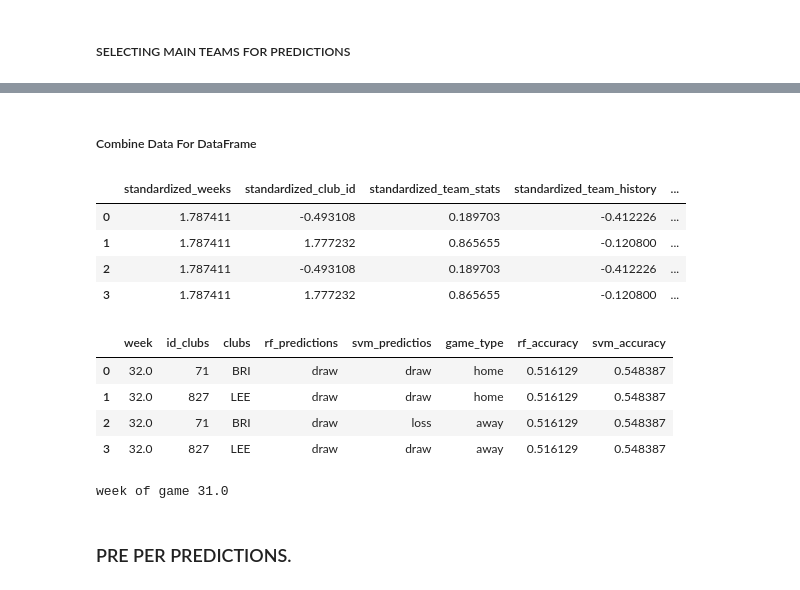
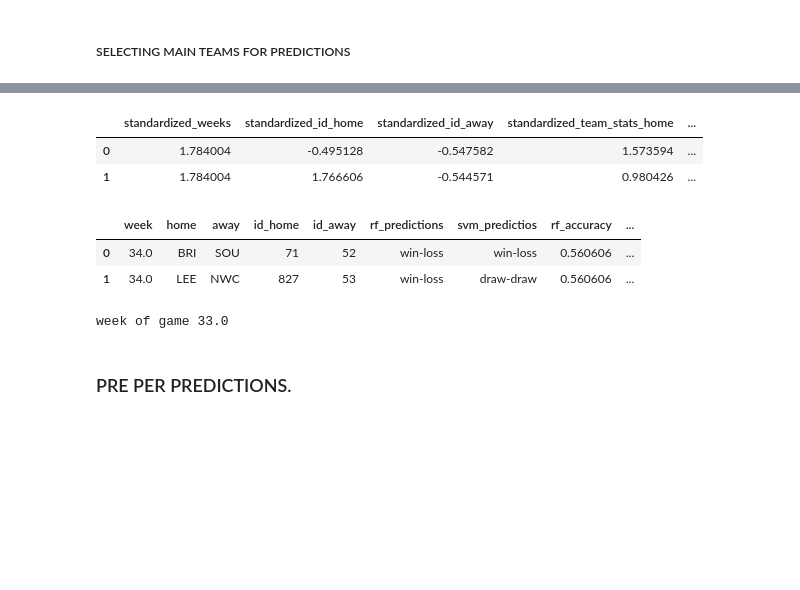
Before and after one commit to nicmodan/gambling-prediction-app, a Jupyter notebook: wranggling&predicting_data.ipynb, the cells around one changed output, grey strips where cells are left out. Saved outputs shown, nothing was run; the diff lists cells and outputs as text; code cells hidden in the pictures; blank space fills up the shorter version.

Commit message:
improved analysis and predictions

```diff
--- a/wranggling&predicting_data.ipynb
+++ b/wranggling&predicting_data.ipynb
@@ -670,2 +824,0 @@ for i in range(len(main_clubs)):
-# %% [markdown]
-##### Combine Data For DataFrame
@@ -672,22 +845,5 @@ for i in range(len(main_clubs)):
 # %%
-main_prediction_data = pd.DataFrame({
-    "weeks": weaks,
-    "standardized_weeks": standardized_weeks,
-    "club_id": teams_id,
-    "standardized_club_id":  predict_standardized_club_id,
-    "team_stats": predict_teams_stats,
-    "standardized_team_stats": predict_standardized_team_stats,
-    "binary_game_type": [ 0 if x == "home" else 1 for x in game_type ],
-    "team_history": predict_team_history,
-    "standardized_team_history": predict_standardized_team_history,
-})
-
-
-prediction_data = main_prediction_data[["standardized_weeks", "standardized_club_id", "standardized_team_stats", "standardized_team_history", "binary_game_type"]]
-prediction_data
 # %% [output]
-|  | standardized_weeks | standardized_club_id | standardized_team_stats | standardized_team_history | ... |
-| 0 | 1.787411 | -0.493108 | 0.189703 | -0.412226 | ... |
-| 1 | 1.787411 | 1.777232 | 0.865655 | -0.120800 | ... |
-| 2 | 1.787411 | -0.493108 | 0.189703 | -0.412226 | ... |
-| 3 | 1.787411 | 1.777232 | 0.865655 | -0.120800 | ... |
+|  | standardized_weeks | standardized_id_home | standardized_id_away | standardized_team_stats_home | ... |
+| 0 | 1.784004 | -0.495128 | -0.547582 | 1.573594 | ... |
+| 1 | 1.784004 | 1.766606 | -0.544571 | 0.980426 | ... |
@@ -704,27 +852,11 @@ svm_predictions = final_model_svc.predict(prediction_data)
 # %%
-prediction_df = pd.DataFrame({
-    "week": weaks,
-    "id_clubs": teams_id,
-    "clubs": main_clubs,
-    "rf_predictions": rfc_predictions,
-    "svm_predictios": svm_predictions,
-    "game_type": game_type
-})
-prediction_df["rf_accuracy"] = final_accuracy_score
-prediction_df["svm_accuracy"] = svc_final_accuracy_score
-# prediction_df["mean_accuracy"] = (final_accuracy_score+svc_final_accuracy_score)/2
-prediction_df
-# .sort_values(by=["clubs"])
 # %% [output]
-|  | week | id_clubs | clubs | rf_predictions | svm_predictios | game_type | rf_accuracy | svm_accuracy |
-| 0 | 32.0 | 71 | BRI | draw | draw | home | 0.516129 | 0.548387 |
-| 1 | 32.0 | 827 | LEE | draw | draw | home | 0.516129 | 0.548387 |
-| 2 | 32.0 | 71 | BRI | draw | loss | away | 0.516129 | 0.548387 |
-| 3 | 32.0 | 827 | LEE | draw | draw | away | 0.516129 | 0.548387 |
+|  | week | home | away | id_home | id_away | rf_predictions | svm_predictios | rf_accuracy | ... |
+| 0 | 34.0 | BRI | SOU | 71 | 52 | win-loss | win-loss | 0.560606 | ... |
+| 1 | 34.0 | LEE | NWC | 827 | 53 | win-loss | draw-draw | 0.560606 | ... |
 # %%
-print(f"week of game {len(df)/20}")
 # %% [output]
-week of game 31.0
+week of game 33.0
 # %%
 # indetify_club
 # new_df = pd.DataFrame({"home": [indetify_club("MNC"), indetify_club("LEI"), indetify_club("LIV"), indetify_club("NWC")],
```
Also changed, not shown: parts of 70 cells of this notebook.
